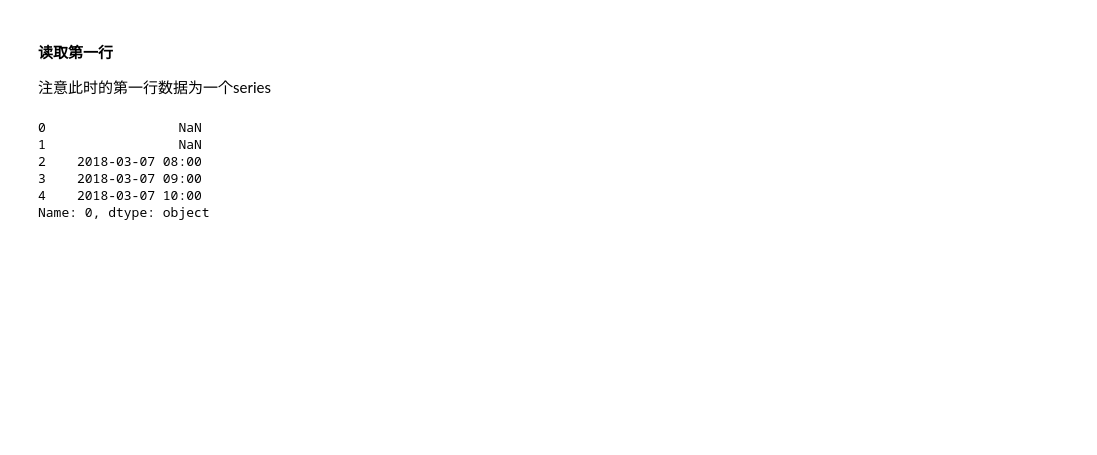
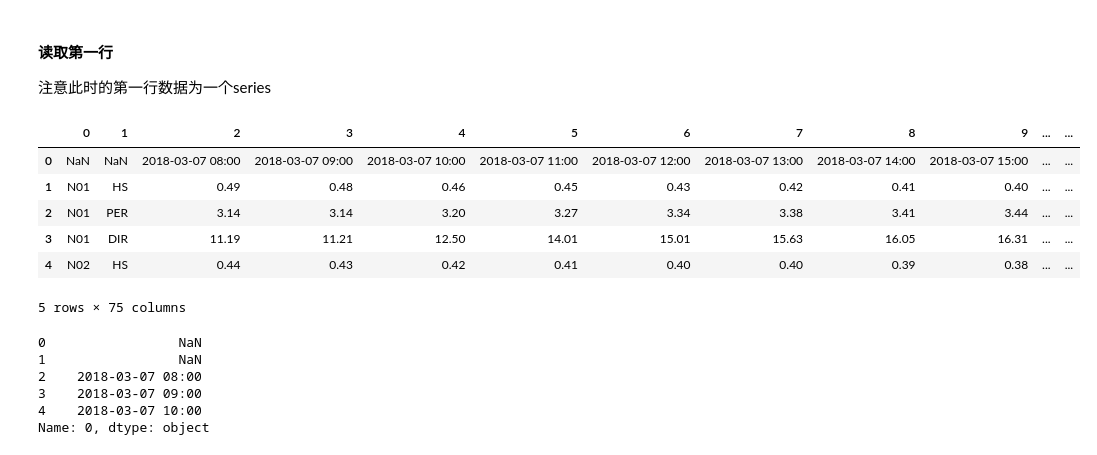
Before and after one commit to evaseemefly/GridForecastSys, a Jupyter notebook: byjupyter/02-读取72小时预报文件-finial-精简版.ipynb, the cells around one changed output. Drawn from its saved outputs; the diff is of its cells as text; code cells hidden in the pictures; blank space fills up the shorter version.

```diff
--- a/byjupyter/02-读取72小时预报文件-finial-精简版.ipynb
+++ b/byjupyter/02-读取72小时预报文件-finial-精简版.ipynb
@@ -23,6 +23,16 @@ D:\git仓库\GridForecastSys\extra_data\grid_data\Sample_new.txt
 # %% [markdown]
 #### 读取第一行
  注意此时的第一行数据为一个series
+# %%
+data.head()
+# %% [output]
+|  | 0 | 1 | 2 | 3 | 4 | 5 | 6 | 7 | 8 | 9 | ... | ... |
+| 0 | NaN | NaN | 2018-03-07 08:00 | 2018-03-07 09:00 | 2018-03-07 10:00 | 2018-03-07 11:00 | 2018-03-07 12:00 | 2018-03-07 13:00 | 2018-03-07 14:00 | 2018-03-07 15:00 | ... | ... |
+| 1 | N01 | HS | 0.49 | 0.48 | 0.46 | 0.45 | 0.43 | 0.42 | 0.41 | 0.40 | ... | ... |
+| 2 | N01 | PER | 3.14 | 3.14 | 3.20 | 3.27 | 3.34 | 3.38 | 3.41 | 3.44 | ... | ... |
+| 3 | N01 | DIR | 11.19 | 11.21 | 12.50 | 14.01 | 15.01 | 15.63 | 16.05 | 16.31 | ... | ... |
+| 4 | N02 | HS | 0.44 | 0.43 | 0.42 | 0.41 | 0.40 | 0.40 | 0.39 | 0.38 | ... | ... |
+5 rows × 75 columns
 # %%
 columns_date=data.iloc[0]
 columns_date.head()
```
Also changed, not shown: parts of 1 cell of this notebook, 7 other files.
